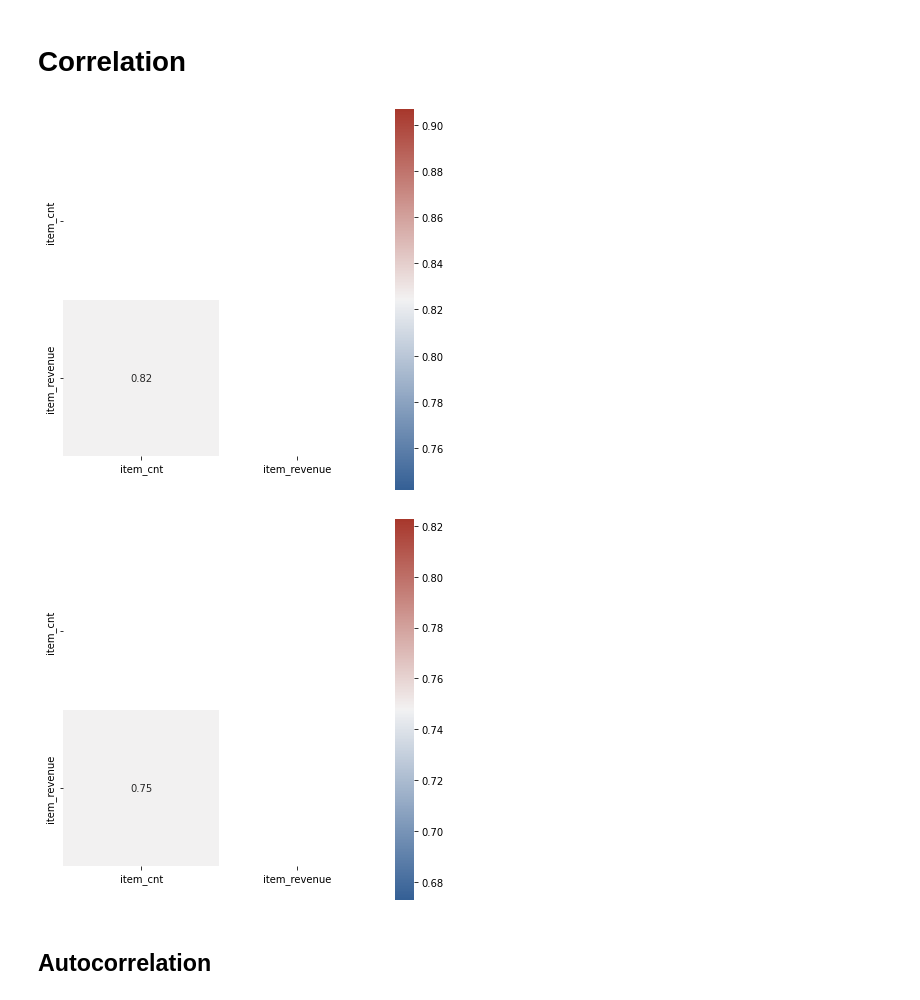
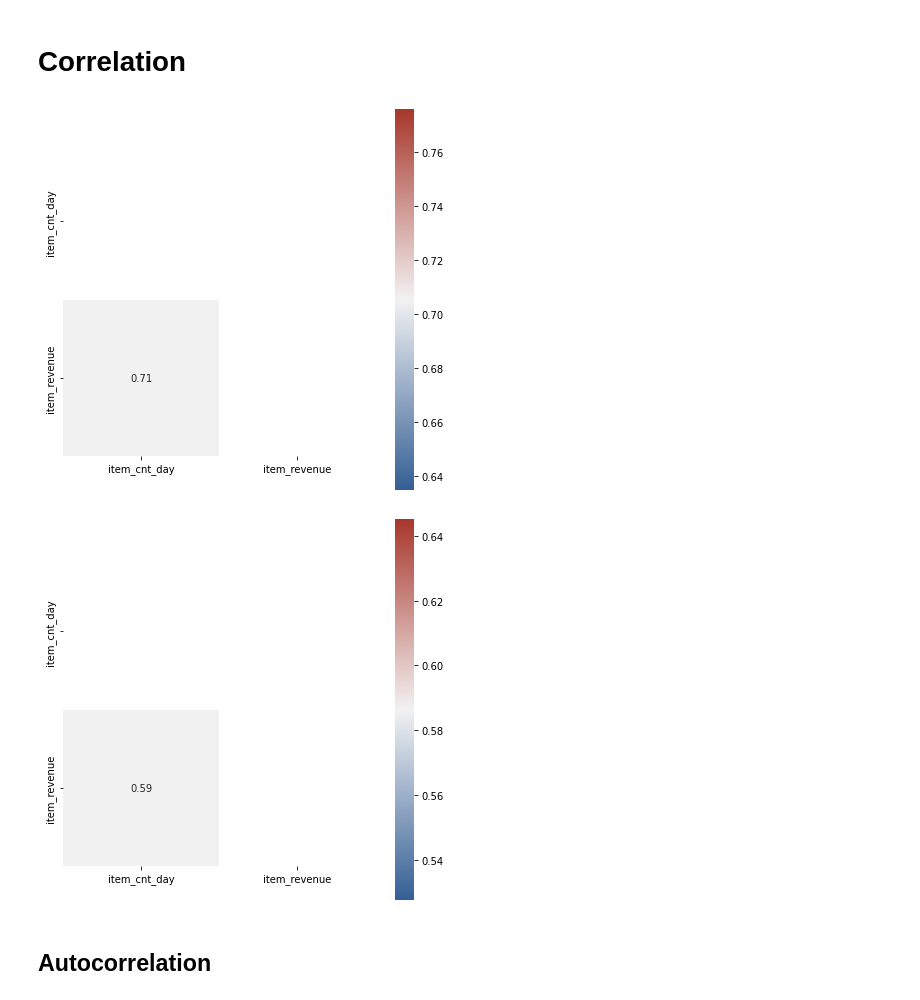
Before and after one commit to PaulIusztin/sales-prediction, a Jupyter notebook: notebooks/eda_monthly.ipynb, the cells around one changed output. Saved outputs shown, nothing was run; the diff lists cells and outputs as text; code cells hidden in the pictures.

```diff
--- a/notebooks/eda_monthly.ipynb
+++ b/notebooks/eda_monthly.ipynb
@@ -404,7 +504,10 @@ decompose(train_shop_sales_df, shop_id=10)
 def correlation_matrix(df: pd.DataFrame, columns: List[str], shop_id: int):
     cmap = sns.diverging_palette(250, 15, s=75, l=40, n=9, center="light", as_cmap=True)
 
+    df = df.copy()
     df = df[df["shop_id"] == shop_id]
+    df = df.groupby("date").sum()
+    df = df.sort_index()
     matrix = df[columns].corr(method="pearson")
     mask = np.triu(np.ones_like(matrix, dtype=bool))
 
@@ -412,13 +515,13 @@ def correlation_matrix(df: pd.DataFrame, columns: List[str], shop_id: int):
     sns.heatmap(matrix, mask=mask, cmap=cmap, square=True, annot=True, fmt=".2f", ax=ax)
     plt.show();
 # %%
-correlation_matrix(train_shop_sales_df, columns=["item_cnt", "item_revenue"], shop_id=5)
+correlation_matrix(train_df, columns=["item_cnt_day", "item_revenue"], shop_id=5)
 # %% [output]
-[figure, old version]
+[figure, new version]
 # %%
-correlation_matrix(train_shop_sales_df, columns=["item_cnt", "item_revenue"], shop_id=10)
+correlation_matrix(train_df, columns=["item_cnt_day", "item_revenue"], shop_id=10)
 # %% [output]
-[figure, old version]
+[figure, new version]
 # %% [markdown]
 ## Autocorrelation
 # %%
```
Also changed, not shown: parts of 18 cells of this notebook.
